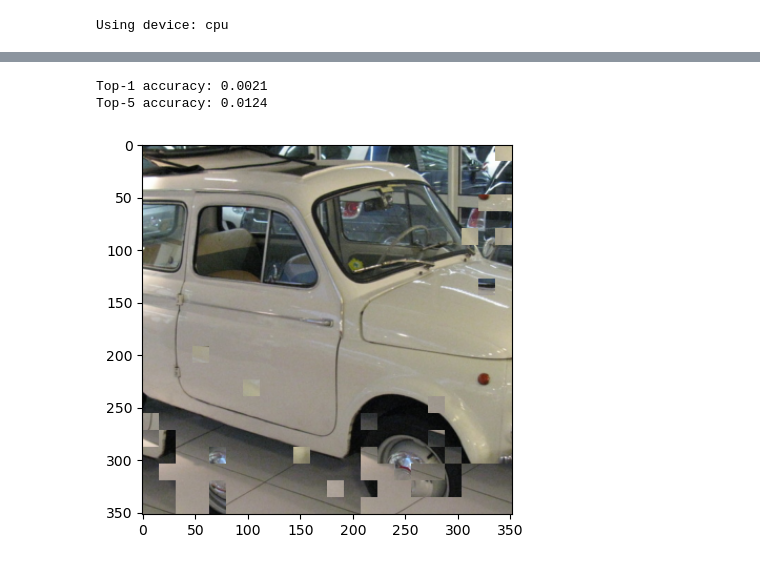
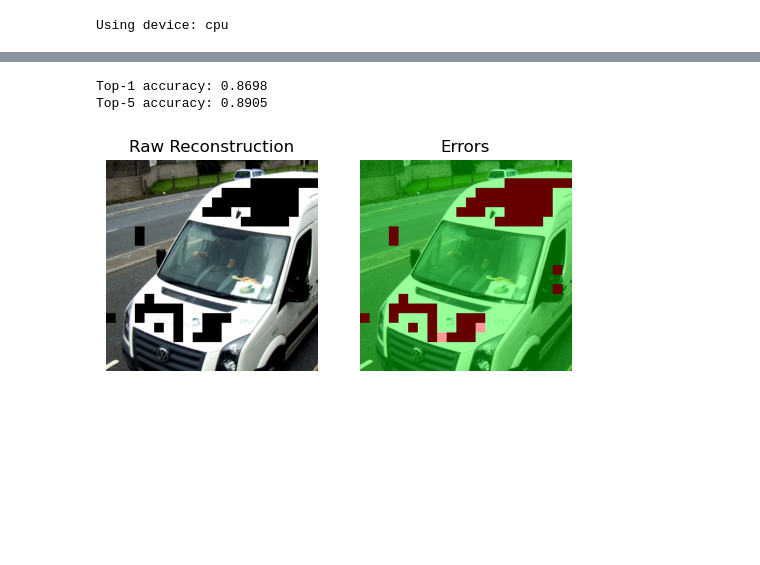
Before and after one commit to Unturned3/vlr-project, a Jupyter notebook: demo.ipynb, the cells around one changed output, grey strips where cells are left out. Saved outputs shown, nothing was run; the diff lists cells and outputs as text; code cells hidden in the pictures; blank space fills up the shorter version.

```diff
--- a/demo.ipynb
+++ b/demo.ipynb
@@ -50,7 +62,6 @@ plt.show()
 # %%
-with torch.no_grad():
-    x = p_img.unsqueeze(0).to(device)
-    x = vit_trainer.image_transforms(x)
-    y = vit(x)
-pred_perm = y.squeeze().argmax(dim=-1)
-pred_perm
+with torch.inference_mode():
+    x = perm_image.unsqueeze(0).to(device)
+    x = vit_trainer.norm_image(x)
+    pred_perm_logits = vit(x)
+    pred_perm = pred_perm_logits.squeeze().argmax(dim=-1)
@@ -75,37 +68,28 @@ tensor([  0,   1,   2,   3,   4,   5,   6,   7,   8,   9,  10,  11,  12,  13,
 # %%
-gt = vit_trainer.gt_single[:, gt_perm].expand(y.size(0), -1)
-# gt = vit_trainer.gt_single[:].expand(y.size(0), -1)
-t1_acc = topk_acc(y, gt, k=1)
-t5_acc = topk_acc(y, gt, k=5)
+gt = vit_trainer.gt_single[:, perm].expand(pred_perm_logits.size(0), -1)
+gt_perm = gt.squeeze()
+t1_acc = topk_acc(pred_perm_logits, gt, k=1)
+t5_acc = topk_acc(pred_perm_logits, gt, k=5)
 print(f'Top-1 accuracy: {t1_acc:.4f}')
 print(f'Top-5 accuracy: {t5_acc:.4f}')
 # %% [output]
-Top-1 accuracy: 0.0021
-Top-5 accuracy: 0.0124
+Top-1 accuracy: 0.8698
+Top-5 accuracy: 0.8905
 # %%
-recon_image, _ = permute_image(img, cfg.patch_size, pred_perm)
-plt.imshow(recon_image.permute(1, 2, 0))
+inv_perm = invert_permutation(pred_perm, allow_degenerate=True)
+recon_image, _ = permute_image(
+    perm_image.clone(), cfg.patch_size, inv_perm, allow_degenerate=True
+)
+
+err = visualize_errors(recon_image, cfg.patch_size, pred_perm, gt_perm, alpha=0.4)
+
+fig, (a1, a2) = plt.subplots(1, 2, figsize=(6, 3))
+a1.set_title('Raw Reconstruction')
+a1.axis('off')
+a1.imshow(recon_image.permute(1, 2, 0))
+a2.set_title('Errors')
+a2.axis('off')
+a2.imshow(err)
 plt.show()
-
-# permutation equivariance!
-
-# Normal transformer:
-# in:  a b c
-# out: 0 1 2
-
-# in:  b a c
-# out: 1 0 2
-
-
-#  UPDATE: train/eval mode doesn't really matter.
-
-# in:  [a, b, c]
-# out: [0, 1, 2]
-
-# p_in:   [b, a, c]
-# want:   [1, 0, 2]
-# actual: [0, 1, 2]
-
-# Somehow, the ViT managed to become perm invariant?
 # %% [output]
-[figure, old version]
+[figure, new version]
```
Also changed, not shown: parts of 12 cells of this notebook, 3 other files.
